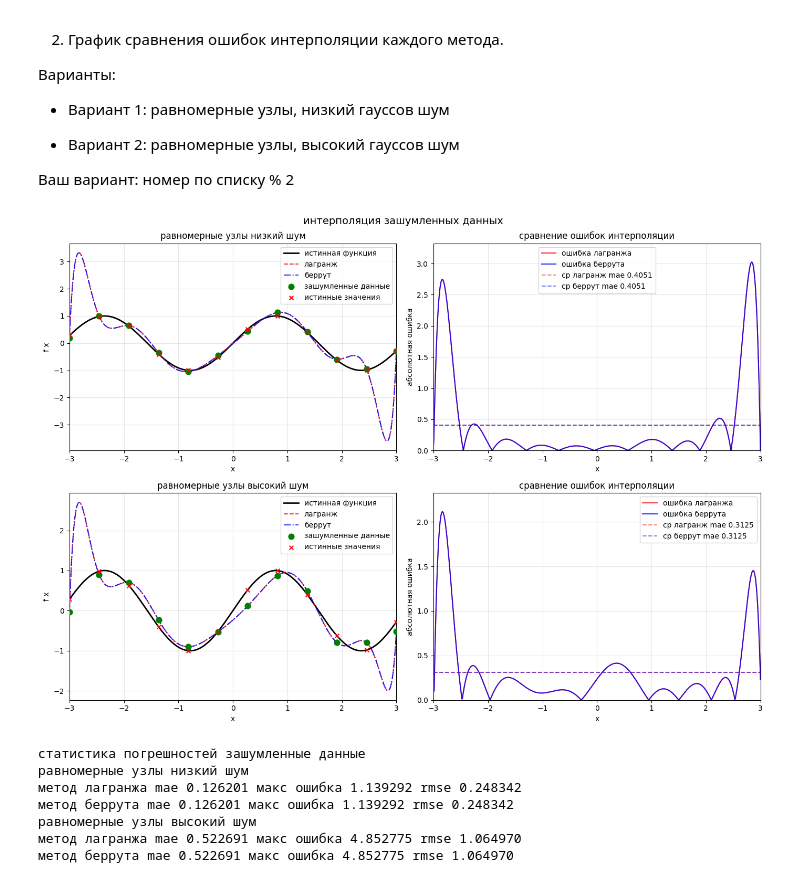
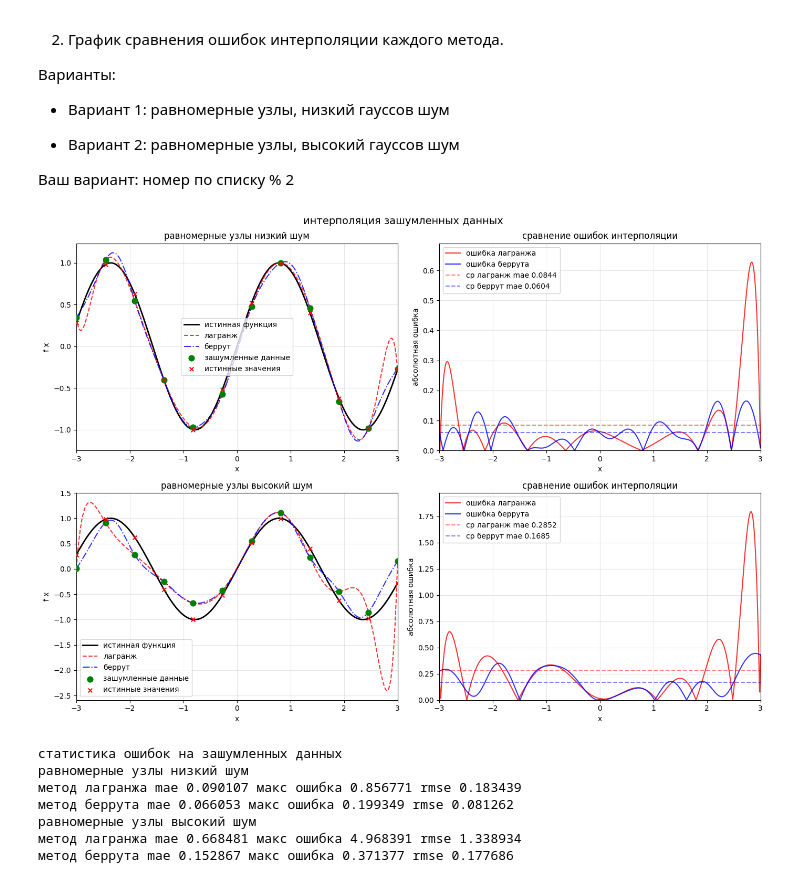
Before and after one commit to andsee18/ciaod_5sem, a Jupyter notebook: lab4.ipynb, the cells around one changed output. Saved outputs shown, nothing was run; the diff lists cells and outputs as text; code cells hidden in the pictures.

```diff
--- a/lab4.ipynb
+++ b/lab4.ipynb
@@ -445,17 +458,19 @@ sin(10x)·exp(-x²): Чебышевская сетка дает менше ос
 Ваш вариант: номер по списку % 2
 # %%
 def generate_noisy_data(nodes, noise_level, func):
+    # добавление шума к данным
     y_true = func(nodes)
     noise = np.random.normal(0, noise_level, size=nodes.shape)
     y_noisy = y_true + noise
     return y_true, y_noisy
 
-test_func = lambda x: np.sin(2*x)
+test_func = lambda x: np.sin(2 * x)
 
 a, b = -3, 3
 x_plot = np.linspace(a, b, 1000)
 y_true_plot = test_func(x_plot)
 
+# варианты с разными уровнями шума
 variants = [
     {
         'name': 'равномерные узлы низкий шум',
@@ -467,8 +482,9 @@ variants = [
         'nodes': np.linspace(a, b, 12),
         'noise_level': 0.2
     }
- ]
+]
 
+# графики интерполяции и ошибок
 fig, axes = plt.subplots(2, 2, figsize=(14, 10))
 
 for idx, variant in enumerate(variants):
@@ -477,9 +493,11 @@ for idx, variant in enumerate(variants):
 
     y_true_nodes, y_noisy = generate_noisy_data(x_nodes, noise_level, test_func)
 
-    weights = barycentric_weights(x_nodes)
-    y_lagrange = np.array([lagrange_interpolation(x_nodes, y_noisy, xi) for xi in x_plot])
-    y_berrut = np.array([berrut_interpolation(x_nodes, y_noisy, xi, weights) for xi in x_plot])
+    w_lag = barycentric_weights(x_nodes)
+    w_ber = berrut_weights(len(x_nodes))
+
+    y_lagrange = np.array([lagrange_interpolation(x_nodes, y_noisy, xi, weights=w_lag) for xi in x_plot])
+    y_berrut = np.array([berrut_rational_interpolation(x_nodes, y_noisy, xi, weights=w_ber) for xi in x_plot])
 
     ax1 = axes[idx, 0]
     ax1.plot(x_plot, y_true_plot, 'k-', label='истинная функция', linewidth=2)
@@ -508,42 +526,45 @@ for idx, variant in enumerate(variants):
     ax2.axhline(y=mae_lag, color='r', linestyle='--', alpha=0.5, label=f"ср лагранж mae {mae_lag:.4f}")
     ax2.axhline(y=mae_ber, color='b', linestyle='--', alpha=0.5, label=f"ср беррут mae {mae_ber:.4f}")
 
     ax2.set_title('сравнение ошибок интерполяции')
     ax2.set_xlabel('x')
     ax2.set_ylabel('абсолютная ошибка')
     ax2.grid(True, alpha=0.3)
     ax2.legend(loc='best')
     ax2.set_xlim(a, b)
     ax2.set_ylim(0, max(np.max(errors_lag), np.max(errors_ber)) * 1.1)
 
 plt.suptitle('интерполяция зашумленных данных', fontsize=14)
 plt.tight_layout()
 plt.show()
 
-print("статистика погрешностей зашумленные данные")
+# вывод статистики ошибок
+print("статистика ошибок на зашумленных данных")
 
 for variant in variants:
     print(f"{variant['name']}")
 
     x_nodes = variant['nodes']
     noise_level = variant['noise_level']
     y_true_nodes, y_noisy = generate_noisy_data(x_nodes, noise_level, test_func)
 
-    weights = barycentric_weights(x_nodes)
-    y_lagrange = np.array([lagrange_interpolation(x_nodes, y_noisy, xi) for xi in x_plot])
-    y_berrut = np.array([berrut_interpolation(x_nodes, y_noisy, xi, weights) for xi in x_plot])
+    w_lag = barycentric_weights(x_nodes)
+    w_ber = berrut_weights(len(x_nodes))
+
+    y_lagrange = np.array([lagrange_interpolation(x_nodes, y_noisy, xi, weights=w_lag) for xi in x_plot])
+    y_berrut = np.array([berrut_rational_interpolation(x_nodes, y_noisy, xi, weights=w_ber) for xi in x_plot])
 
     mae_lag, max_lag, rmse_lag = calculate_errors(y_true_plot, y_lagrange)
     mae_ber, max_ber, rmse_ber = calculate_errors(y_true_plot, y_berrut)
 
     print(f"метод лагранжа mae {mae_lag:.6f} макс ошибка {max_lag:.6f} rmse {rmse_lag:.6f}")
     print(f"метод беррута mae {mae_ber:.6f} макс ошибка {max_ber:.6f} rmse {rmse_ber:.6f}")
 # %% [output]
-[figure, old version]
+[figure, new version]
-статистика погрешностей зашумленные данные
+статистика ошибок на зашумленных данных
 равномерные узлы низкий шум
-метод лагранжа mae 0.126201 макс ошибка 1.139292 rmse 0.248342
-метод беррута mae 0.126201 макс ошибка 1.139292 rmse 0.248342
+метод лагранжа mae 0.090107 макс ошибка 0.856771 rmse 0.183439
+метод беррута mae 0.066053 макс ошибка 0.199349 rmse 0.081262
 равномерные узлы высокий шум
-метод лагранжа mae 0.522691 макс ошибка 4.852775 rmse 1.064970
-метод беррута mae 0.522691 макс ошибка 4.852775 rmse 1.064970
+метод лагранжа mae 0.668481 макс ошибка 4.968391 rmse 1.338934
+метод беррута mae 0.152867 макс ошибка 0.371377 rmse 0.177686
```
Also changed, not shown: parts of 13 cells of this notebook.
